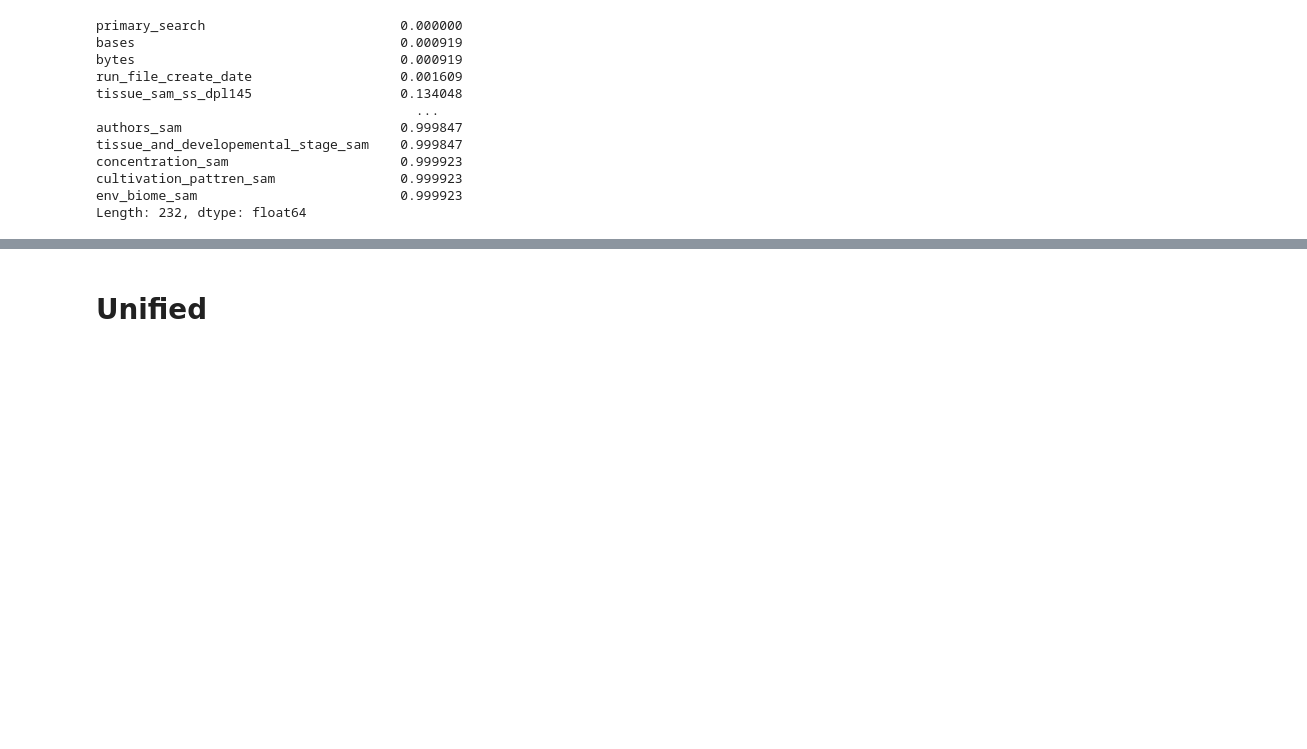
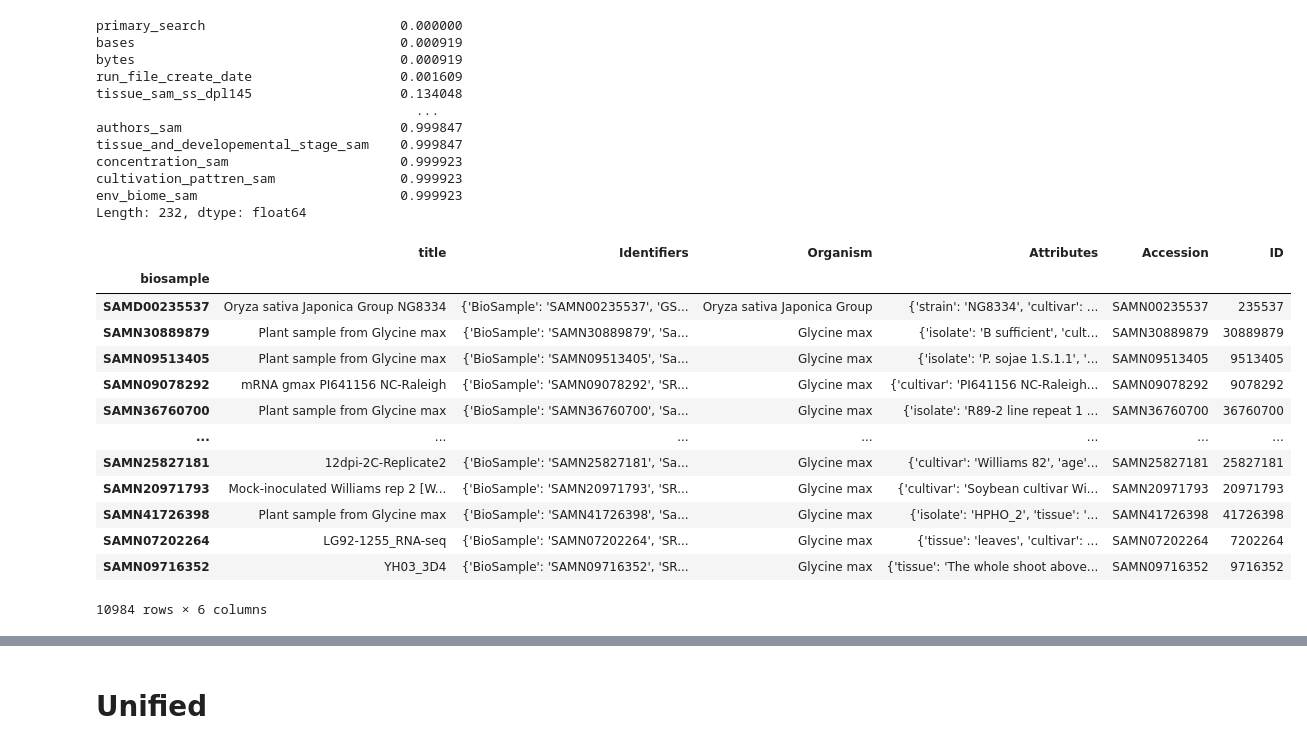
Before and after one commit to freire-guido/soy-biomarkers, a Jupyter notebook: accession/joined.ipynb, the cells around one changed output, grey strips where cells are left out. Drawn from its saved outputs; the diff is of its cells as text; code cells hidden in the pictures; blank space fills up the shorter version.

```diff
--- a/accession/joined.ipynb
+++ b/accession/joined.ipynb
@@ -67,6 +85,7 @@ def get_biosample(biosamp_id):
 
 def metadata_json(metadata):
     res = {}
+    res['title'] = metadata.split('\n')[0].replace('1: ', '')
     identifiers = re.search(r'Identifiers: (.+)', metadata)
     if identifiers:
         res['Identifiers'] = {k.strip(): v.strip() for k, v in
@@ -95,7 +114,22 @@ except:
     biosamp['jmeta'] = biosamp['metadata'].apply(metadata_json)
     biosamp = biosamp.set_index('biosample')
     biosamp = pd.DataFrame(biosamp)
-    biosamp.to_csv('help/biosamp.csv')
+    biosamp.to_csv('helper/biosamp.csv')
 # %%
-biosamp['jmeta'] = biosamp['metadata'].apply(metadata_json)
-biosamp = pd.DataFrame.from_records(biosamp['jmeta'].apply(json.loads), index = biosamp.index)
+jmeta = pd.DataFrame.from_records(biosamp['metadata'].apply(metadata_json).apply(json.loads), index = biosamp.index)
+jmeta
+# %% [output]
+|  | title | Identifiers | Organism | Attributes | Accession | ID |
+| biosample |  |  |  |  |  |  |
+| SAMD00235537 | Oryza sativa Japonica Group NG8334 | {'BioSample': 'SAMN00235537', 'GS... | Oryza sativa Japonica Group | {'strain': 'NG8334', 'cultivar': ... | SAMN00235537 | 235537 |
+| SAMN30889879 | Plant sample from Glycine max | {'BioSample': 'SAMN30889879', 'Sa... | Glycine max | {'isolate': 'B sufficient', 'cult... | SAMN30889879 | 30889879 |
+| SAMN09513405 | Plant sample from Glycine max | {'BioSample': 'SAMN09513405', 'Sa... | Glycine max | {'isolate': 'P. sojae 1.S.1.1', '... | SAMN09513405 | 9513405 |
+| SAMN09078292 | mRNA gmax PI641156 NC-Raleigh | {'BioSample': 'SAMN09078292', 'SR... | Glycine max | {'cultivar': 'PI641156 NC-Raleigh... | SAMN09078292 | 9078292 |
+| SAMN36760700 | Plant sample from Glycine max | {'BioSample': 'SAMN36760700', 'Sa... | Glycine max | {'isolate': 'R89-2 line repeat 1 ... | SAMN36760700 | 36760700 |
+| ... | ... | ... | ... | ... | ... | ... |
+| SAMN25827181 | 12dpi-2C-Replicate2 | {'BioSample': 'SAMN25827181', 'Sa... | Glycine max | {'cultivar': 'Williams 82', 'age'... | SAMN25827181 | 25827181 |
+| SAMN20971793 | Mock-inoculated Williams rep 2 [W... | {'BioSample': 'SAMN20971793', 'SR... | Glycine max | {'cultivar': 'Soybean cultivar Wi... | SAMN20971793 | 20971793 |
+| SAMN41726398 | Plant sample from Glycine max | {'BioSample': 'SAMN41726398', 'Sa... | Glycine max | {'isolate': 'HPHO_2', 'tissue': '... | SAMN41726398 | 41726398 |
+| SAMN07202264 | LG92-1255_RNA-seq | {'BioSample': 'SAMN07202264', 'SR... | Glycine max | {'tissue': 'leaves', 'cultivar': ... | SAMN07202264 | 7202264 |
+| SAMN09716352 | YH03_3D4 | {'BioSample': 'SAMN09716352', 'SR... | Glycine max | {'tissue': 'The whole shoot above... | SAMN09716352 | 9716352 |
+10984 rows × 6 columns
```
Also changed, not shown: parts of 18 cells of this notebook, 2 other files.
